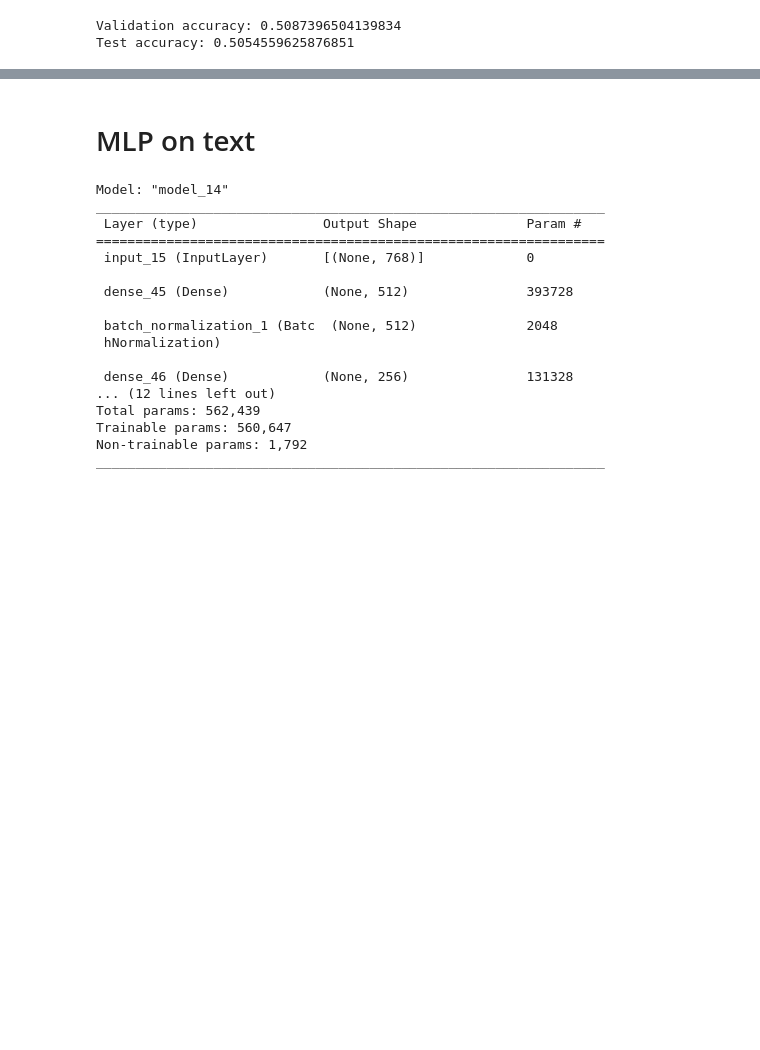
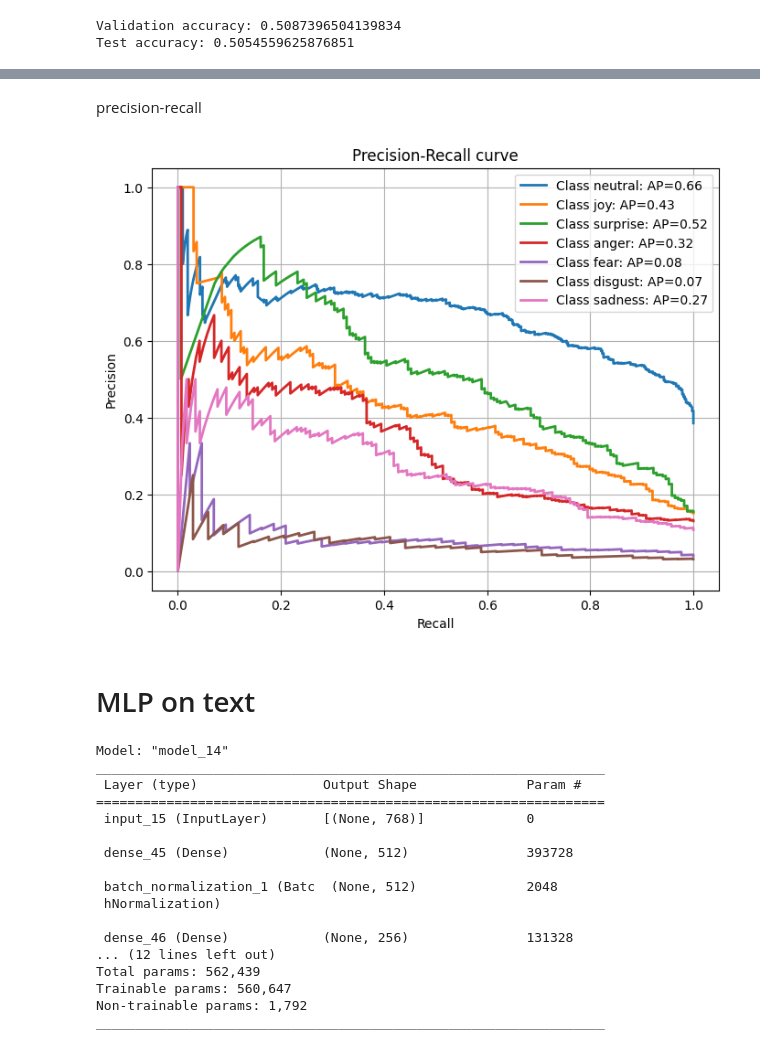
Before and after one commit to teostereciu/mc-ecpe, a Jupyter notebook: notebooks/best.ipynb, the cells around one changed output, grey strips where cells are left out. Saved outputs shown, nothing was run; the diff lists cells and outputs as text; code cells hidden in the pictures; blank space fills up the shorter version.

```diff
--- a/notebooks/best.ipynb
+++ b/notebooks/best.ipynb
@@ -448,3 +515,10 @@ Test accuracy: 0.5054559625876851
+# %% [markdown]
+precision-recall
+# %%
+y_val_pred_nb = nb.predict_proba(scaled_embs_val)
+plot_precision_recall(y_val_text_onehot, y_val_pred_nb)
+# %% [output]
+[figure, added]
 # %% [markdown]
 # MLP on text
 # %%
```
Also changed, not shown: parts of 36 cells of this notebook, 2 other files.
